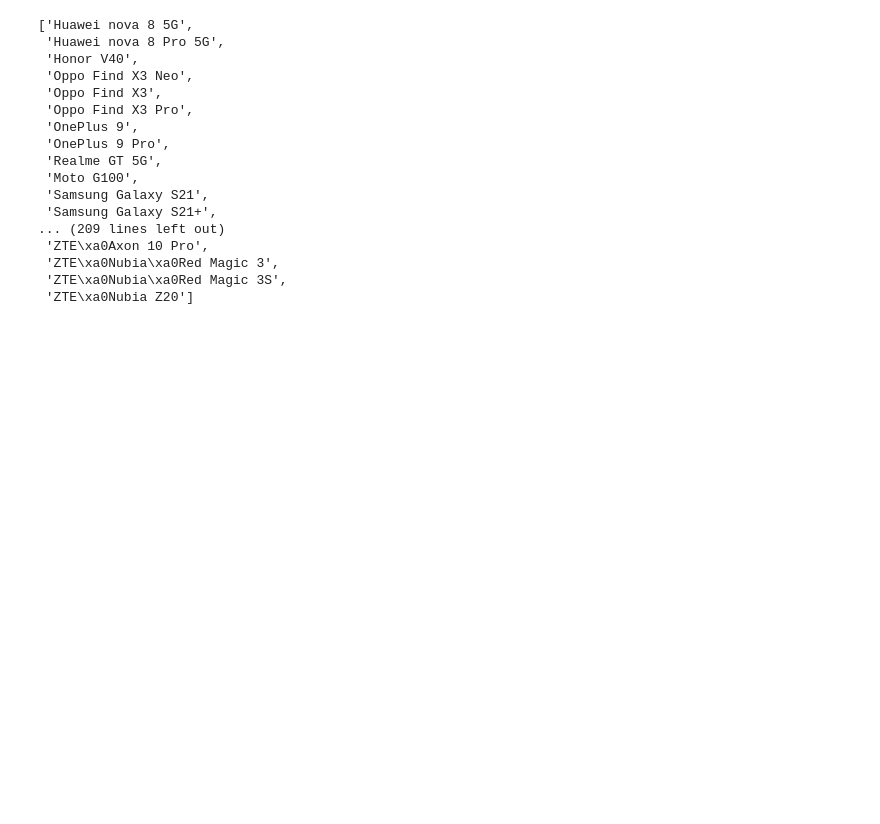
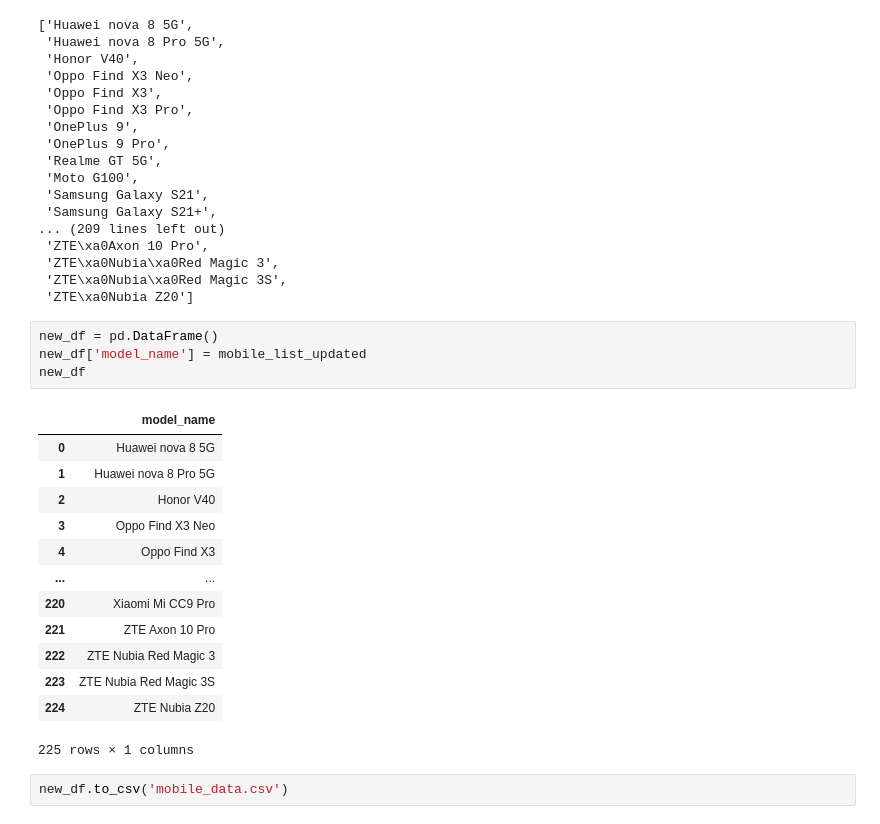
Before and after one commit to arjunjanamatti/recommend_system, a Jupyter notebook: youtube_videos/form_data.ipynb, the cells around one changed output. Drawn from its saved outputs; the diff is of its cells as text; blank space fills up the shorter version.

Commit message:
get csv of mobile model names

```diff
--- a/youtube_videos/form_data.ipynb
+++ b/youtube_videos/form_data.ipynb
@@ -109,3 +109,23 @@ mobile_list_updated
  'ZTE\xa0Nubia\xa0Red Magic 3',
  'ZTE\xa0Nubia\xa0Red Magic 3S',
  'ZTE\xa0Nubia Z20']
+# %%
+new_df = pd.DataFrame()
+new_df['model_name'] = mobile_list_updated
+new_df
+# %% [output]
+|  | model_name |
+| 0 | Huawei nova 8 5G |
+| 1 | Huawei nova 8 Pro 5G |
+| 2 | Honor V40 |
+| 3 | Oppo Find X3 Neo |
+| 4 | Oppo Find X3 |
+| ... | ... |
+| 220 | Xiaomi Mi CC9 Pro |
+| 221 | ZTE Axon 10 Pro |
+| 222 | ZTE Nubia Red Magic 3 |
+| 223 | ZTE Nubia Red Magic 3S |
+| 224 | ZTE Nubia Z20 |
+225 rows × 1 columns
+# %%
+new_df.to_csv('mobile_data.csv')
```
